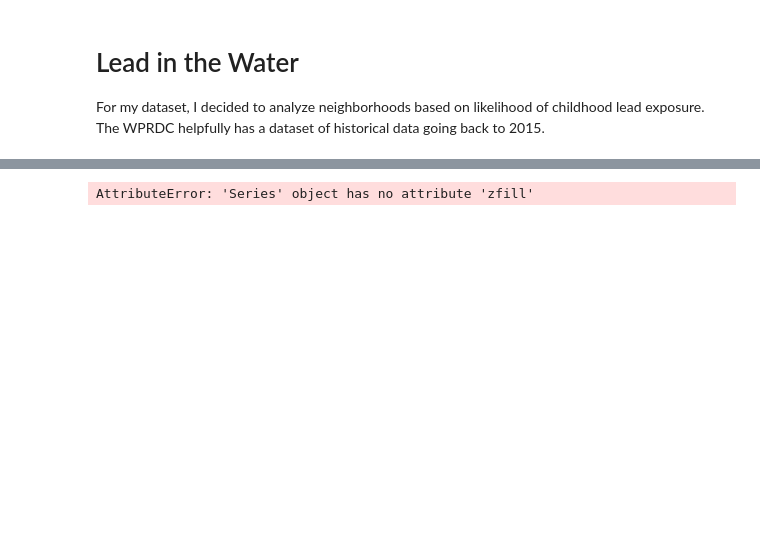
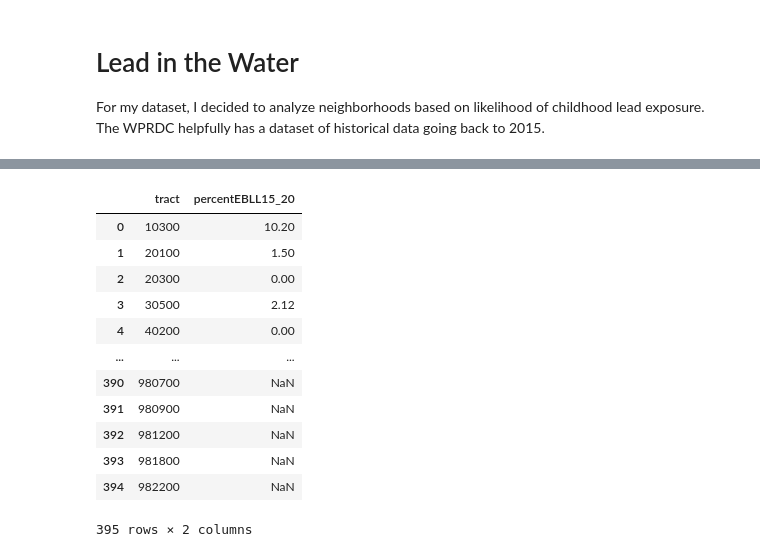
Before and after one commit to neffers/pittsburgh-neighborhood-analysis, a Jupyter notebook: jbb65-lead-in-the-water.ipynb, the cells around one changed output, grey strips where cells are left out. Cells and saved outputs as stored; diff of their text form; code cells hidden in the pictures; blank space fills up the shorter version.

```diff
--- a/jbb65-lead-in-the-water.ipynb
+++ b/jbb65-lead-in-the-water.ipynb
@@ -28,11 +36,23 @@ nb
 # %%
 ell = pd.read_csv("elevated-blood-lead-levels.csv")
 
 #Need to create a column to enable us to map to the neighborhood data
 #ell.insert(0,"tractce10",(ell["CensusTract"]-42003000000).astype('object'))
-ell.insert(0,"tractce10",(ell["CensusTract"]-42003000000).zfill(6))
+ell.insert(0,"tract",(ell["CensusTract"]-42003000000))
 
-ell[['tractce10','percentEBLL15_20']]
+ell[['tract','percentEBLL15_20']]
 # %% [output]
+|  | tract | percentEBLL15_20 |
+| 0 | 10300 | 10.20 |
+| 1 | 20100 | 1.50 |
+| 2 | 20300 | 0.00 |
+| 3 | 30500 | 2.12 |
+| 4 | 40200 | 0.00 |
+| ... | ... | ... |
+| 390 | 980700 | NaN |
+| 391 | 980900 | NaN |
+| 392 | 981200 | NaN |
+| 393 | 981800 | NaN |
+| 394 | 982200 | NaN |
-AttributeError: 'Series' object has no attribute 'zfill'
+395 rows × 2 columns
 # %%
```
Also changed, not shown: parts of 4 cells of this notebook.
